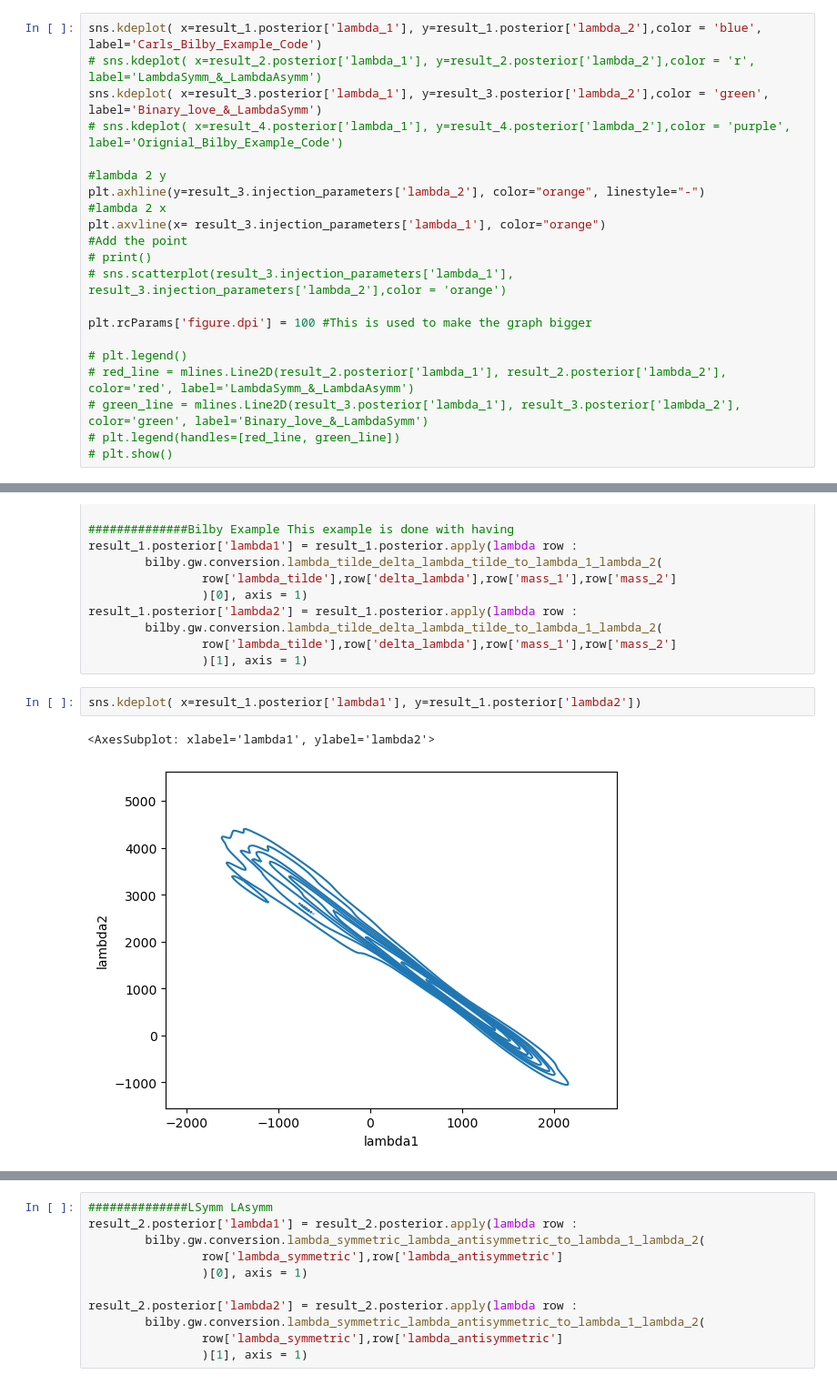
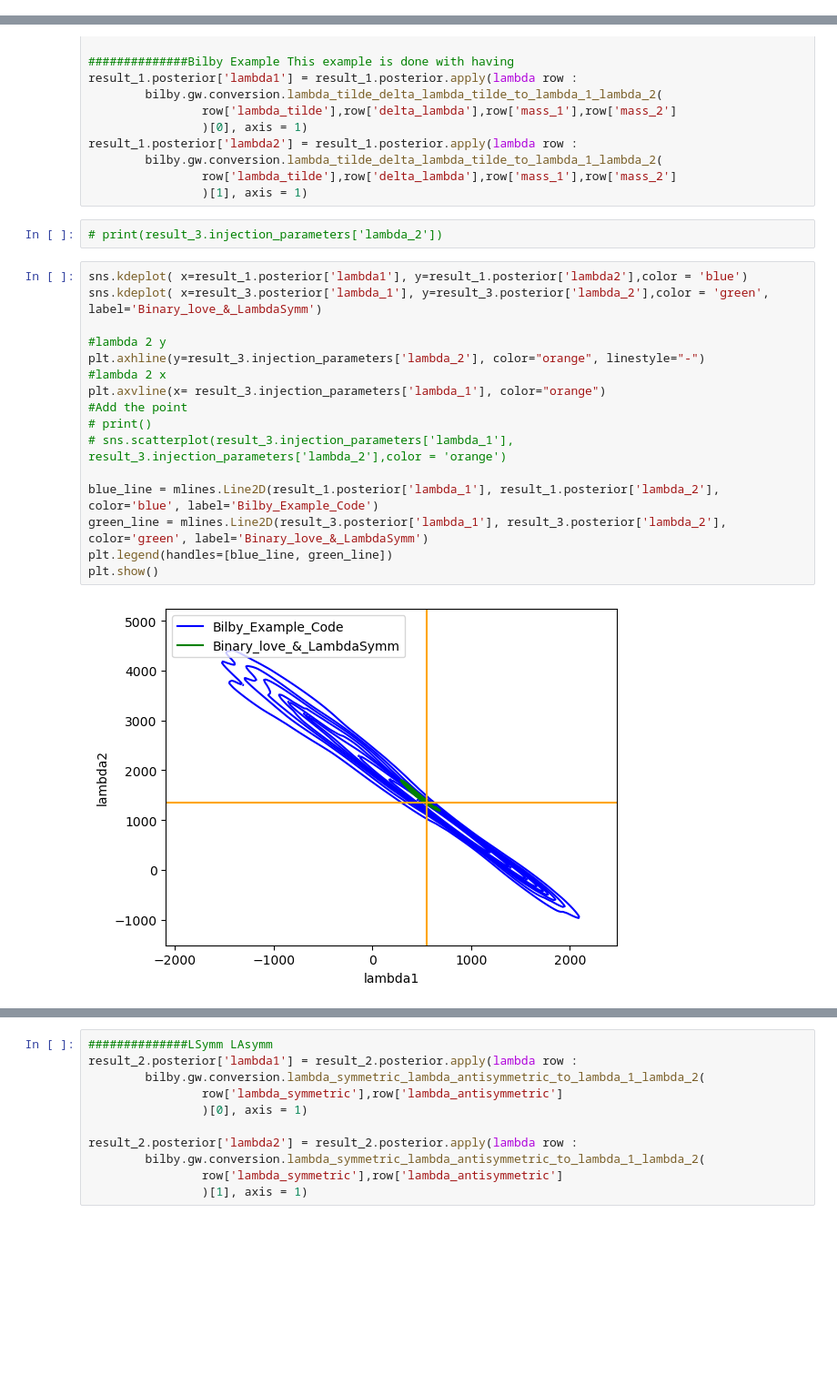
Before and after one commit to daniellmarc/Binary_Love, a Jupyter notebook: KDEplots.ipynb, the cells around one changed output, grey strips where cells are left out. Shown at 91% size. Saved outputs shown, nothing was run; the diff lists cells and outputs as text; blank space fills up the shorter version.

```diff
--- a/KDEplots.ipynb
+++ b/KDEplots.ipynb
@@ -25,21 +22,0 @@ result_4 = bilby.result.read_in_result(filename='Original_Example/outdir/bns_exa
-# %%
-sns.kdeplot( x=result_1.posterior['lambda_1'], y=result_1.posterior['lambda_2'],color = 'blue', label='Carls_Bilby_Example_Code')
-# sns.kdeplot( x=result_2.posterior['lambda_1'], y=result_2.posterior['lambda_2'],color = 'r', label='LambdaSymm_&_LambdaAsymm')
-sns.kdeplot( x=result_3.posterior['lambda_1'], y=result_3.posterior['lambda_2'],color = 'green', label='Binary_love_&_LambdaSymm')
-# sns.kdeplot( x=result_4.posterior['lambda_1'], y=result_4.posterior['lambda_2'],color = 'purple', label='Orignial_Bilby_Example_Code')
-
-#lambda 2 y
-plt.axhline(y=result_3.injection_parameters['lambda_2'], color="orange", linestyle="-")
-#lambda 2 x
-plt.axvline(x= result_3.injection_parameters['lambda_1'], color="orange")
-#Add the point
-# print()
-# sns.scatterplot(result_3.injection_parameters['lambda_1'], result_3.injection_parameters['lambda_2'],color = 'orange')
-
-plt.rcParams['figure.dpi'] = 100 #This is used to make the graph bigger
-
-# plt.legend()
-# red_line = mlines.Line2D(result_2.posterior['lambda_1'], result_2.posterior['lambda_2'], color='red', label='LambdaSymm_&_LambdaAsymm')
-# green_line = mlines.Line2D(result_3.posterior['lambda_1'], result_3.posterior['lambda_2'], color='green', label='Binary_love_&_LambdaSymm')
-# plt.legend(handles=[red_line, green_line])
-# plt.show()
@@ -60,8 +35,23 @@ result_1.posterior['lambda2'] = result_1.posterior.apply(lambda row :
         bilby.gw.conversion.lambda_tilde_delta_lambda_tilde_to_lambda_1_lambda_2(
                 row['lambda_tilde'],row['delta_lambda'],row['mass_1'],row['mass_2']
                 )[1], axis = 1)
+# %%
+# print(result_3.injection_parameters['lambda_2'])
 # %%
-sns.kdeplot( x=result_1.posterior['lambda1'], y=result_1.posterior['lambda2'])
+sns.kdeplot( x=result_1.posterior['lambda1'], y=result_1.posterior['lambda2'],color = 'blue')
+sns.kdeplot( x=result_3.posterior['lambda_1'], y=result_3.posterior['lambda_2'],color = 'green', label='Binary_love_&_LambdaSymm')
+
+#lambda 2 y
+plt.axhline(y=result_3.injection_parameters['lambda_2'], color="orange", linestyle="-")
+#lambda 2 x
+plt.axvline(x= result_3.injection_parameters['lambda_1'], color="orange")
+#Add the point
+# print()
+# sns.scatterplot(result_3.injection_parameters['lambda_1'], result_3.injection_parameters['lambda_2'],color = 'orange')
+
+blue_line = mlines.Line2D(result_1.posterior['lambda_1'], result_1.posterior['lambda_2'], color='blue', label='Bilby_Example_Code')
+green_line = mlines.Line2D(result_3.posterior['lambda_1'], result_3.posterior['lambda_2'], color='green', label='Binary_love_&_LambdaSymm')
+plt.legend(handles=[blue_line, green_line])
+plt.show()
 # %% [output]
-<AxesSubplot: xlabel='lambda1', ylabel='lambda2'>
-[figure, old version]
+[figure, new version]
```
Also changed, not shown: parts of 3 cells of this notebook, 2 other files.
